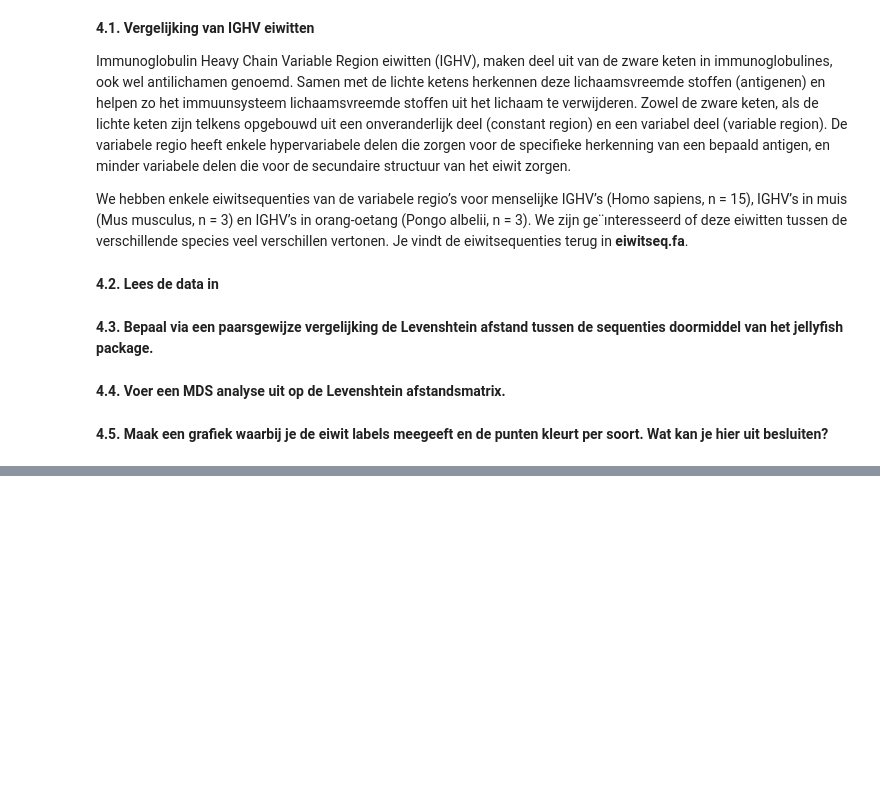
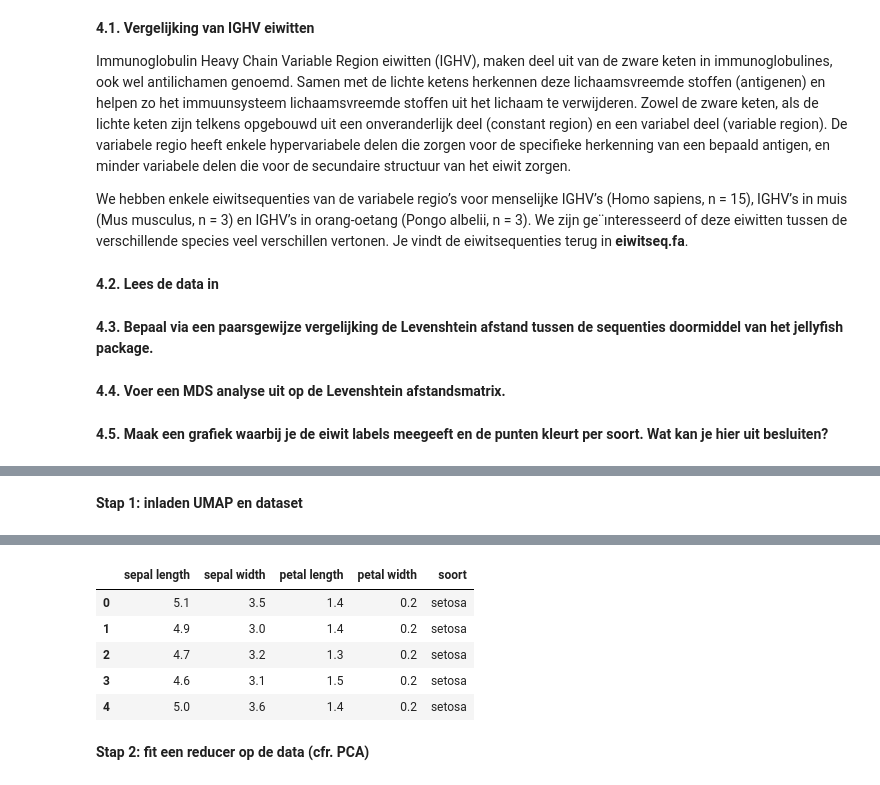
Before and after one commit to ArneDeloose/Ugain_MachineLearning_DataVis, a Jupyter notebook: DimensionReduction_Exercise.ipynb, the cells around one changed output, grey strips where cells are left out. Saved outputs shown, nothing was run; the diff lists cells and outputs as text; code cells hidden in the pictures; blank space fills up the shorter version.

```diff
--- a/DimensionReduction_Exercise.ipynb
+++ b/DimensionReduction_Exercise.ipynb
@@ -358,0 +411,13 @@ ggplot(aes(x=***, y=***), data=***) +\
+# %% [markdown]
+**Stap 1: inladen UMAP en dataset**
+# %%
+!pip install umap-learn
+#er is een andere module met dezelfde naam, dus je moet op deze manier importeren:
+import umap.umap_ as umap
+
+# inlezen data
+url='https://raw.githubusercontent.com/ArneDeloose/Ugain_MachineLearning_DataVis/main/iris.csv'
+
+df = pd.read_csv(url, sep = ";")
+df.head()
+# %% [output]
@@ -358,0 +438,8 @@ ggplot(aes(x=***, y=***), data=***) +\
+|  | sepal length | sepal width | petal length | petal width | soort |
+| 0 | 5.1 | 3.5 | 1.4 | 0.2 | setosa |
+| 1 | 4.9 | 3.0 | 1.4 | 0.2 | setosa |
+| 2 | 4.7 | 3.2 | 1.3 | 0.2 | setosa |
+| 3 | 4.6 | 3.1 | 1.5 | 0.2 | setosa |
+| 4 | 5.0 | 3.6 | 1.4 | 0.2 | setosa |
+# %% [markdown]
+**Stap 2: fit een reducer op de data (cfr. PCA)**
```
Also changed, not shown: parts of 16 cells of this notebook, 1 other file.
